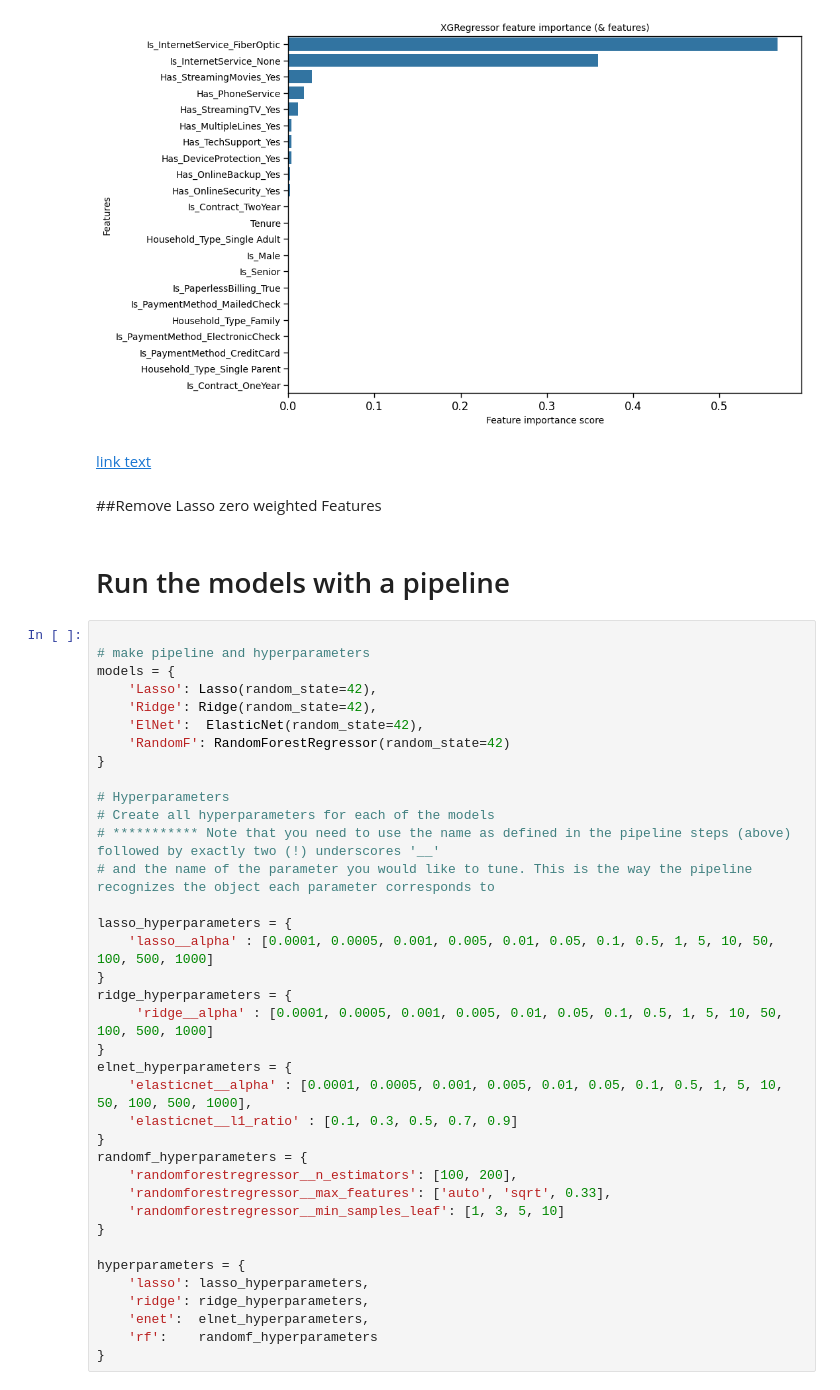
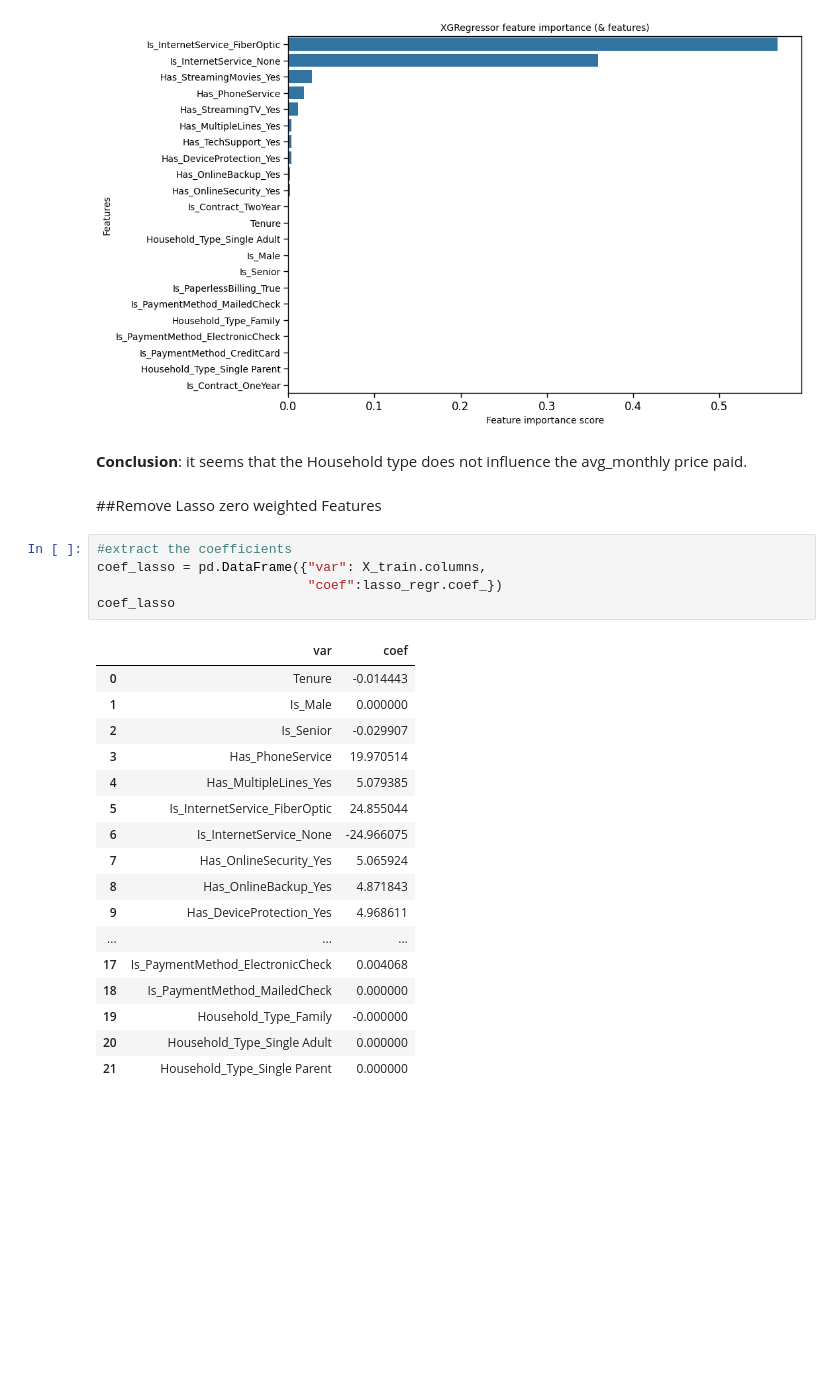
Before and after one commit to kitlapp/Telco_ML, a Jupyter notebook: Regression_ML.ipynb, the cells around one changed output. Cells and saved outputs as stored; diff of their text form; blank space fills up the shorter version.

```diff
--- a/Regression_ML.ipynb
+++ b/Regression_ML.ipynb
@@ -1020,46 +1016,30 @@ ax.set_ylabel("Features", size = 10)
 plt.show()
 # %% [output]
 [figure]
-# %% [markdown]
-[link text](https://)
+# %% [markdown]
+**Conclusion**: it seems that the Household type does not influence the avg_monthly price paid.
 # %% [markdown]
 ##Remove Lasso zero weighted Features
-# %% [markdown]
-# Run the models with a pipeline
-# %%
-
-# make pipeline and hyperparameters
-models = {
-    'Lasso': Lasso(random_state=42),
-    'Ridge': Ridge(random_state=42),
-    'ElNet':  ElasticNet(random_state=42),
-    'RandomF': RandomForestRegressor(random_state=42)
-}
-
-# Hyperparameters
-# Create all hyperparameters for each of the models
-# *********** Note that you need to use the name as defined in the pipeline steps (above) followed by exactly two (!) underscores '__'
-# and the name of the parameter you would like to tune. This is the way the pipeline recognizes the object each parameter corresponds to
-
-lasso_hyperparameters = {
-    'lasso__alpha' : [0.0001, 0.0005, 0.001, 0.005, 0.01, 0.05, 0.1, 0.5, 1, 5, 10, 50, 100, 500, 1000]
-}
-ridge_hyperparameters = {
-     'ridge__alpha' : [0.0001, 0.0005, 0.001, 0.005, 0.01, 0.05, 0.1, 0.5, 1, 5, 10, 50, 100, 500, 1000]
-}
-elnet_hyperparameters = {
-    'elasticnet__alpha' : [0.0001, 0.0005, 0.001, 0.005, 0.01, 0.05, 0.1, 0.5, 1, 5, 10, 50, 100, 500, 1000],
-    'elasticnet__l1_ratio' : [0.1, 0.3, 0.5, 0.7, 0.9]
-}
-randomf_hyperparameters = {
-    'randomforestregressor__n_estimators': [100, 200],
-    'randomforestregressor__max_features': ['auto', 'sqrt', 0.33],
-    'randomforestregressor__min_samples_leaf': [1, 3, 5, 10]
-}
-
-hyperparameters = {
-    'lasso': lasso_hyperparameters,
-    'ridge': ridge_hyperparameters,
-    'enet':  elnet_hyperparameters,
-    'rf':    randomf_hyperparameters
-}
+# %%
+#extract the coefficients
+coef_lasso = pd.DataFrame({"var": X_train.columns,
+                           "coef":lasso_regr.coef_})
+coef_lasso
+# %% [output]
+|  | var | coef |
+| 0 | Tenure | -0.014443 |
+| 1 | Is_Male | 0.000000 |
+| 2 | Is_Senior | -0.029907 |
+| 3 | Has_PhoneService | 19.970514 |
+| 4 | Has_MultipleLines_Yes | 5.079385 |
+| 5 | Is_InternetService_FiberOptic | 24.855044 |
+| 6 | Is_InternetService_None | -24.966075 |
+| 7 | Has_OnlineSecurity_Yes | 5.065924 |
+| 8 | Has_OnlineBackup_Yes | 4.871843 |
+| 9 | Has_DeviceProtection_Yes | 4.968611 |
+| ... | ... | ... |
+| 17 | Is_PaymentMethod_ElectronicCheck | 0.004068 |
+| 18 | Is_PaymentMethod_MailedCheck | 0.000000 |
+| 19 | Household_Type_Family | -0.000000 |
+| 20 | Household_Type_Single Adult | 0.000000 |
+| 21 | Household_Type_Single Parent | 0.000000 |
```
Also changed, not shown: parts of 22 cells of this notebook.
